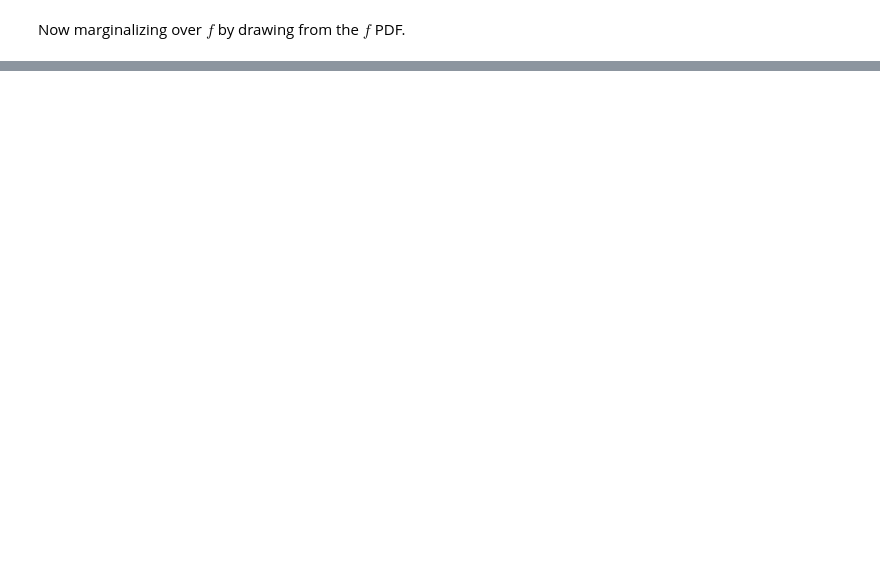
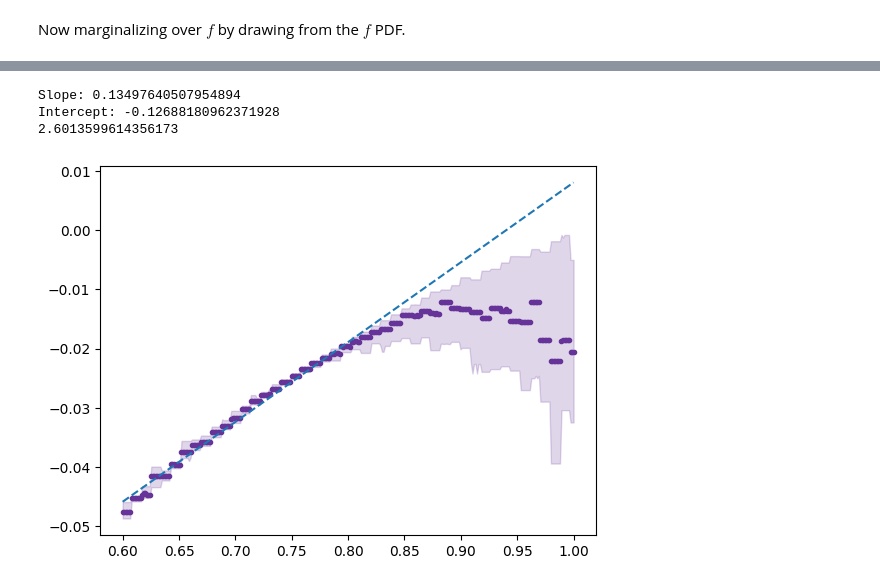
Before and after one commit to huangxy256/deproject_notebook, a Jupyter notebook: appdxB_axi_vs_sph_jam/oblate_prolate_combined.ipynb, the cells around one changed output, grey strips where cells are left out. Cells and saved outputs as stored; diff of their text form; code cells hidden in the pictures; blank space fills up the shorter version.

```diff
--- a/appdxB_axi_vs_sph_jam/oblate_prolate_combined.ipynb
+++ b/appdxB_axi_vs_sph_jam/oblate_prolate_combined.ipynb
@@ -228,0 +346,34 @@ plt.show()
+# %%
+from scipy.optimize import minimize
+
+# Log-likelihood function
+def log_likelihood(params, x, y, y_err_lower, y_err_upper):
+    m, c = params
+    model = m * x + c
+    sigma = np.where(model > y, y_err_upper, y_err_lower)
+    return -0.5 * np.sum(((y - model) / sigma) ** 2 + np.log(2 * np.pi * sigma ** 2))
+
+# Initial guesses for m and c
+initial_guess = [0.15, -0.05]
+
+# Optimize the likelihood
+result = minimize(
+    lambda params: -log_likelihood(params, qobs_sample, b_med_beta0, b_err_lower, b_err_upper),
+    initial_guess
+)
+
+# Extract best-fit parameters
+m_mle, c_mle = result.x
+print(f"Slope: {m_mle}")
+print(f"Intercept: {c_mle}")
+
+plt.figure()
+plt.scatter(qobs_sample, b_med_beta0, marker = '.', color = color[i], label = r'$\beta$ = {}' .format(beta_const_list[i]))
+plt.fill_between(qobs_sample, b_low_beta0, b_hi_beta0, alpha = 0.2, color = color[i])
+plt.plot(qobs_sample, linear_model(qobs_sample, m_mle, c_mle), ls = '--')
+print(reduced_chi_sq(m_mle, c_mle, qobs_sample, b_med_beta0, b_err_lower, b_err_upper))
+# %% [output]
+Slope: 0.13497640507954894
+Intercept: -0.12688180962371928
+2.6013599614356173
+[figure, added]
```
Also changed, not shown: parts of 9 cells of this notebook, 5 other files.
